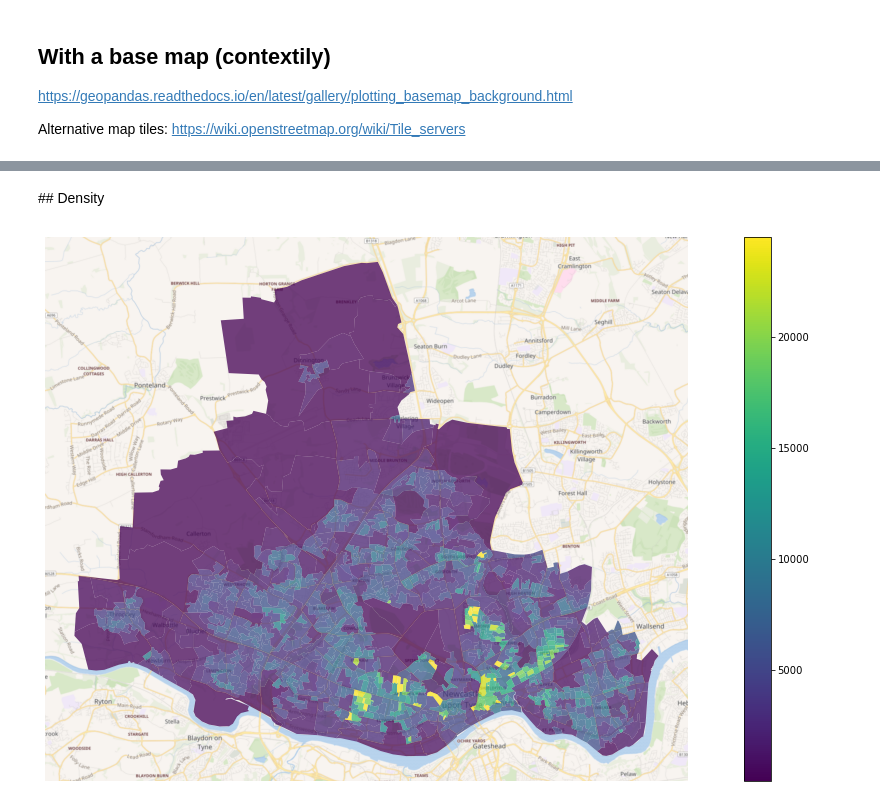
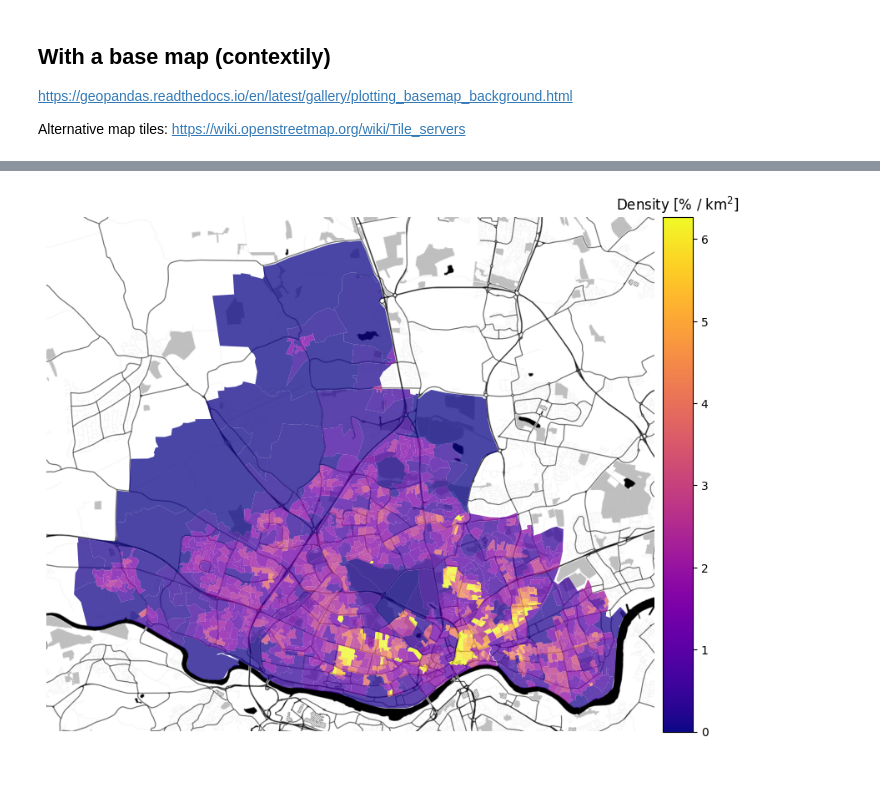
Before and after one commit to alan-turing-institute/spatial-inequality, a Jupyter notebook: notebooks/population_data.ipynb, the cells around one changed output, grey strips where cells are left out. Cells and saved outputs as stored; diff of their text form; code cells hidden in the pictures; blank space fills up the shorter version.

```diff
--- a/notebooks/population_data.ipynb
+++ b/notebooks/population_data.ipynb
@@ -131,19 +68,12 @@ ax.set_axis_off()
-# %% [markdown]
-## Density
-# %%
-oa["area"] = oa["geometry"].area / 10**6
-oa["density"] = oa["population"] / oa["area"]
-ax = oa.plot(
-    column="density",
-    figsize=(20, 10),
-    alpha=0.75,
-    cmap="viridis",
-    legend=True,
-    vmax=oa["density"].quantile(0.975),
-)
-ctx.add_basemap(
-    ax, source="https://maps.wikimedia.org/osm-intl/{z}/{x}/{y}.png", crs=oa.crs
-)
-ax.set_axis_off()
-# %% [output]
-[figure, removed]
+# %%
+pop = PopulationDataset(lad20cd).to_total()
+la.add_dataset(pop)
+cov = BinaryCoverage(la.oa_centroids.values["x"], la.oa_centroids.values["y"], 500)
+objs = CombinedObjectives(la, [Column(pop.name, "total")], cov)
+
+plot_oa_weights(
+    objs,
+    density=True,
+)
+# %% [output]
+[figure, added]
```
Also changed, not shown: parts of 18 cells of this notebook.
